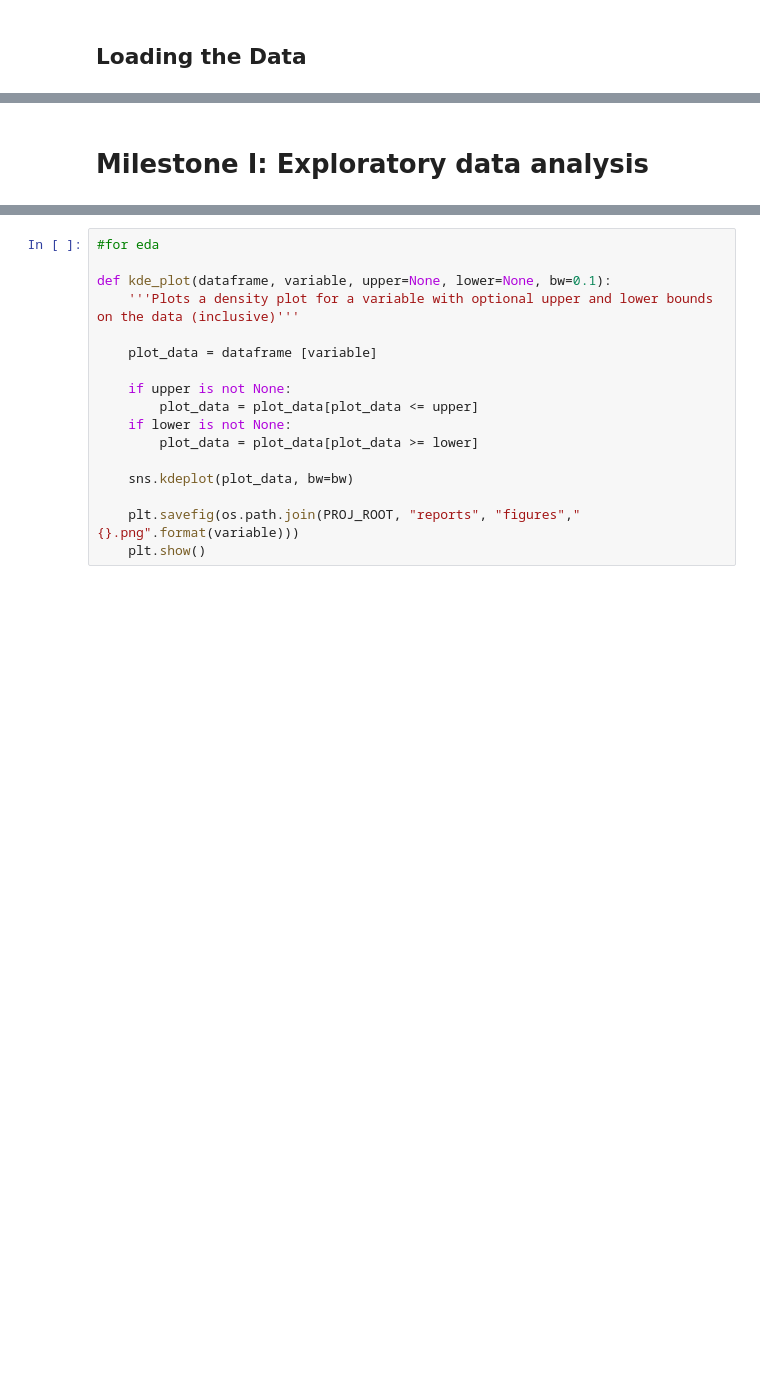
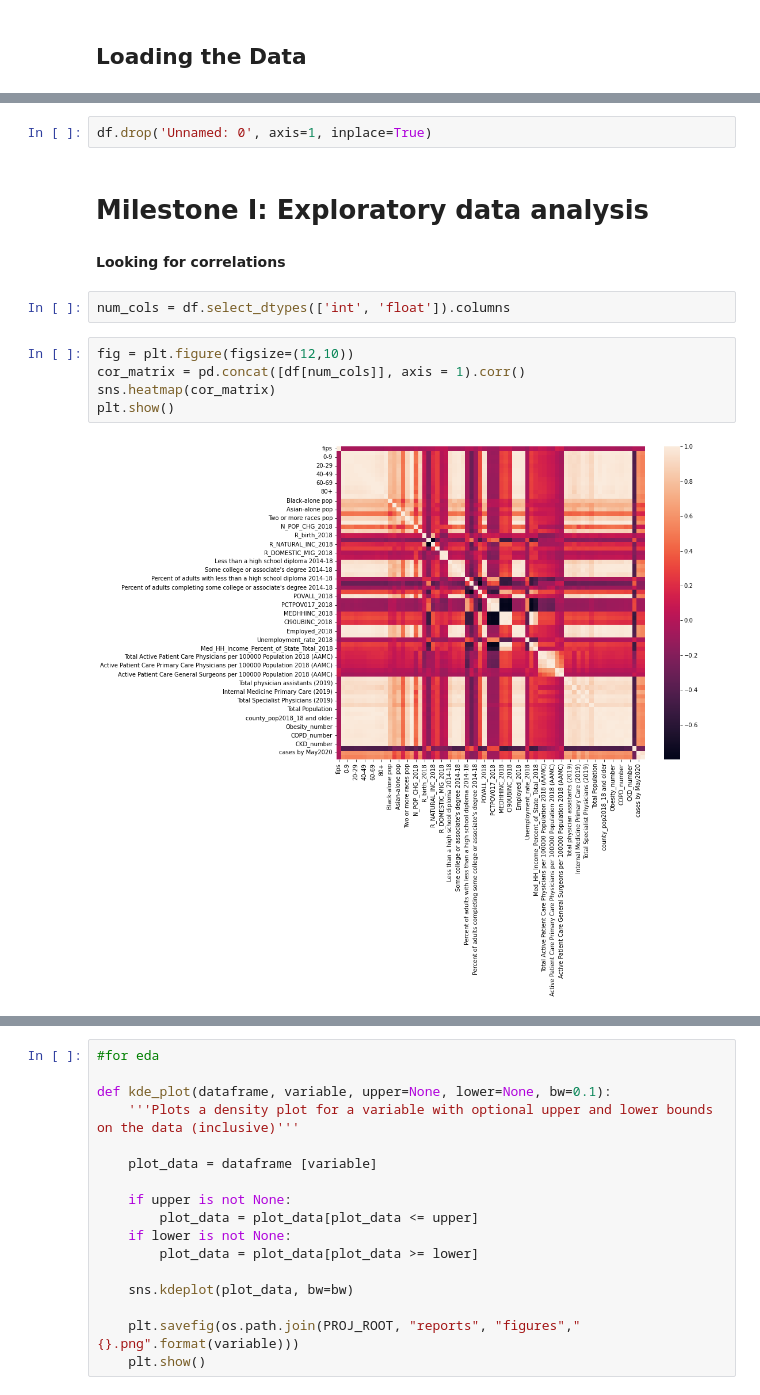
Before and after one commit to danielaaz04/covid-outcomes-research, a Jupyter notebook: notebooks/covid_eda.ipynb, the cells around one changed output, grey strips where cells are left out. Drawn from its saved outputs; the diff is of its cells as text; blank space fills up the shorter version.

```diff
--- a/notebooks/covid_eda.ipynb
+++ b/notebooks/covid_eda.ipynb
@@ -148,2 +129,15 @@ df.head()
+# %%
+df.drop('Unnamed: 0', axis=1, inplace=True)
 # %% [markdown]
 # Milestone I: Exploratory data analysis
+# %% [markdown]
+**Looking for correlations**
+# %%
+num_cols = df.select_dtypes(['int', 'float']).columns
+# %%
+fig = plt.figure(figsize=(12,10))
+cor_matrix = pd.concat([df[num_cols]], axis = 1).corr()
+sns.heatmap(cor_matrix)
+plt.show()
+# %% [output]
+[figure, added]
```
Also changed, not shown: parts of 32 cells of this notebook, 7 other files.
